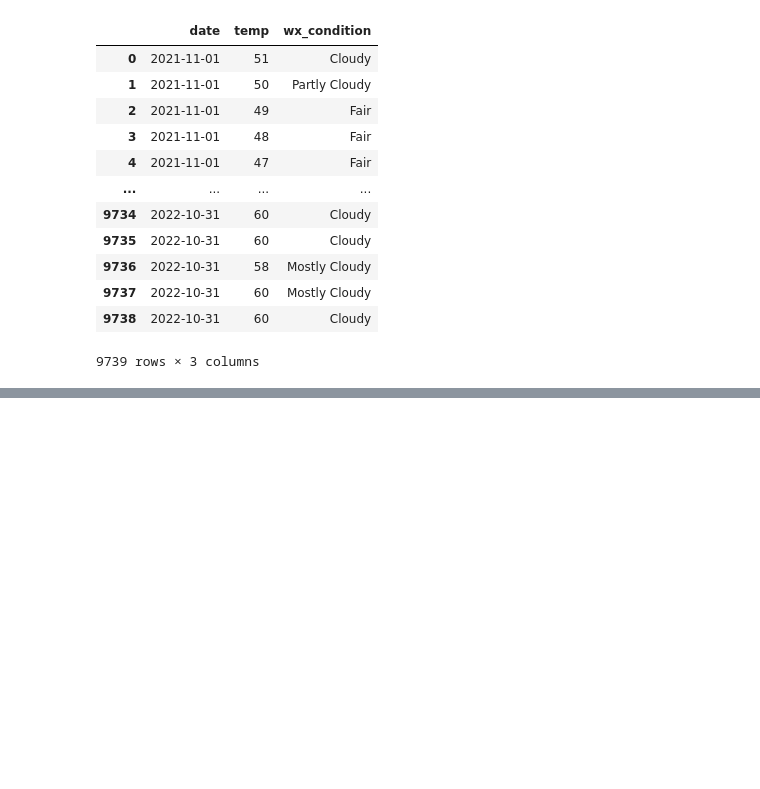
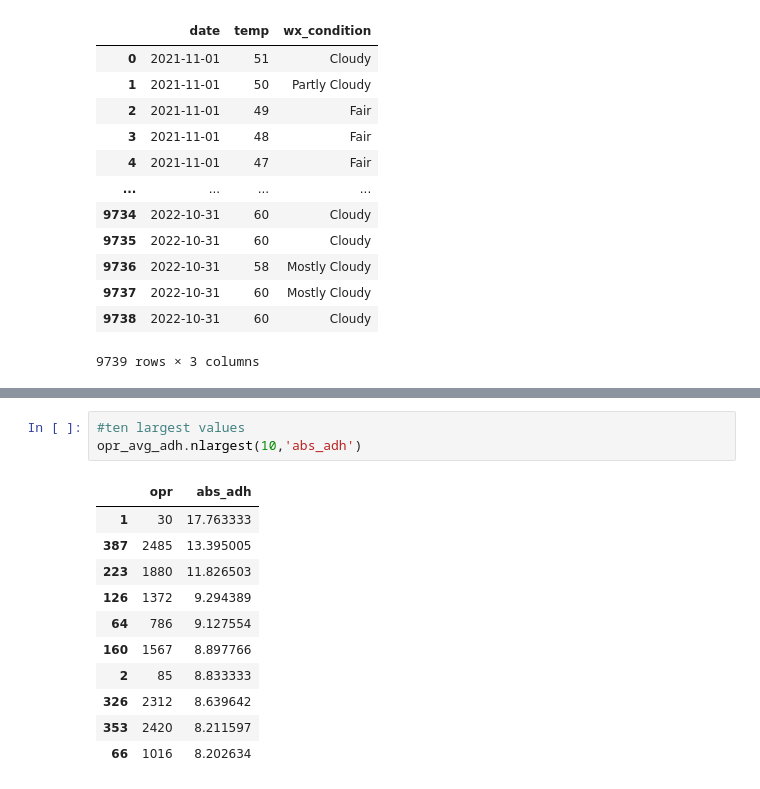
Before and after one commit to NSS-Data-Analytics-Cohort-7/wego-data-world-problems, a Jupyter notebook: notebook/We_go_project.ipynb, the cells around one changed output, grey strips where cells are left out. Drawn from its saved outputs; the diff is of its cells as text; blank space fills up the shorter version.

```diff
--- a/notebook/We_go_project.ipynb
+++ b/notebook/We_go_project.ipynb
@@ -176,0 +265,15 @@ wego_trips.head()
+# %%
+#ten largest values
+opr_avg_adh.nlargest(10,'abs_adh')
+# %% [output]
+|  | opr | abs_adh |
+| 1 | 30 | 17.763333 |
+| 387 | 2485 | 13.395005 |
+| 223 | 1880 | 11.826503 |
+| 126 | 1372 | 9.294389 |
+| 64 | 786 | 9.127554 |
+| 160 | 1567 | 8.897766 |
+| 2 | 85 | 8.833333 |
+| 326 | 2312 | 8.639642 |
+| 353 | 2420 | 8.211597 |
+| 66 | 1016 | 8.202634 |
```
Also changed, not shown: parts of 7 cells of this notebook.
